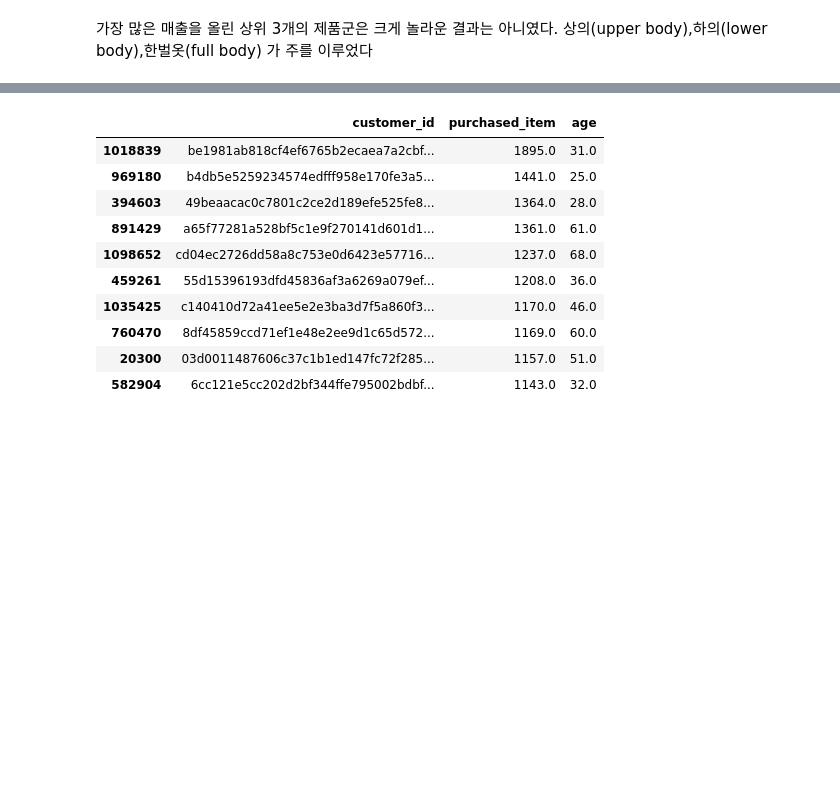
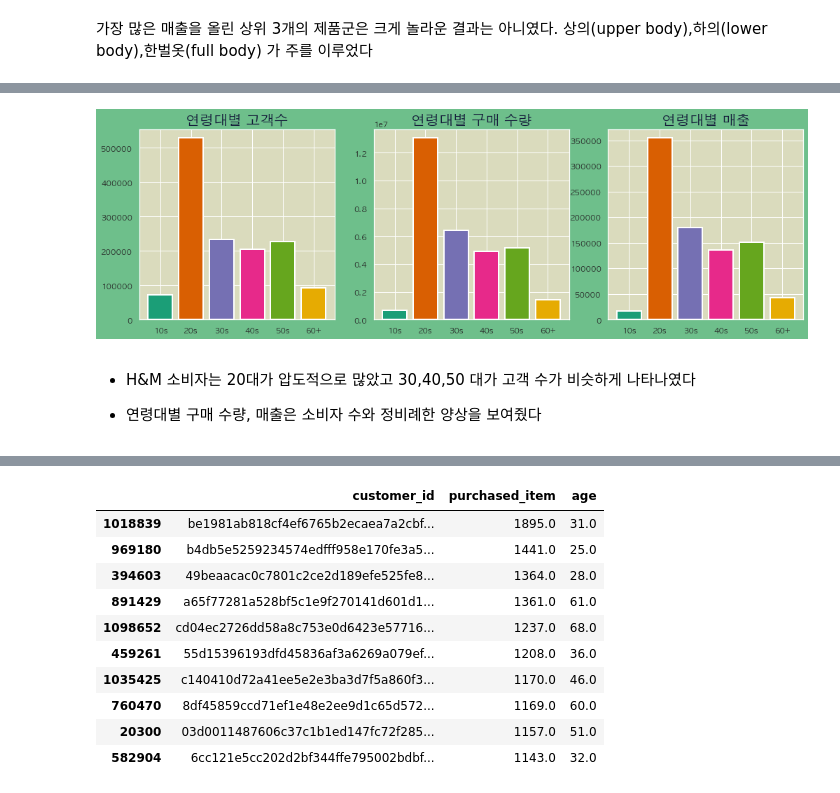
Before and after one commit to ykgoesdumb/Data_Analysis_Projects, a Jupyter notebook: h&m.ipynb, the cells around one changed output, grey strips where cells are left out. Saved outputs shown, nothing was run; the diff lists cells and outputs as text; code cells hidden in the pictures; blank space fills up the shorter version.

```diff
--- a/h&m.ipynb
+++ b/h&m.ipynb
@@ -32,6 +34,7 @@ sup_facecolor = '#6EBF8B'
 plotcolor = '#D82148'
 fontcolor = '#151D3B'
 sns.set(rc={'axes.facecolor':facecolor})
+colors = sns.color_palette('Dark2')
 # %% [markdown]
 ### 데이터 전처리
 # %%
@@ -210,3 +310,7 @@ trans_cus_merged.head()
 | 2 | 000058a12d5b43e67d225668fa1f8d618... | ACTIVE | NONE | 24.0 | 64f17e6a330a85798e4998f62d0930d14... | 0.704780 | ... |
 | 3 | 00005ca1c9ed5f5146b52ac8639a40ca9... | ACTIVE | NONE | 54.0 | 5d36574f52495e81f019b680c843c443b... | 0.060983 | ... |
 | 4 | 00006413d8573cd20ed7128e53b7b1381... | ACTIVE | Regularly | 52.0 | 25fa5ddee9aac01b35208d01736e57942... | 0.469695 | ... |
+# %%
+age_dist = trans_cus_merged.iloc[:,np.r_[:1,3,-1,-2]]
+# age_dist.head()
+print("최연소 고객은 ", age_dist['age'].min()," 세이고,\n최고령 고객은 ", age_dist['age'].max(), " 세 입니다")
@@ -212,0 +320,6 @@ trans_cus_merged.head()
+# %%
+age_ranges = [10, 19, 29, 39, 49, 59, np.inf]
+age_labels= ['10s', '20s', '30s', '40s', '50s', '60+']
+# Create wait_type column
+age_dist['age_group'] = pd.cut(age_dist['age'], bins = age_ranges,
+                                labels = age_labels);
@@ -212,0 +332,4 @@ trans_cus_merged.head()
+# %%
+age_grouped = age_dist.groupby('age_group').agg({'customer_id': 'count', 'purchased_item' : 'sum', 'purchased_amt': 'sum'}).reset_index()
+age_grouped.rename(columns = {'customer_id': 'total_customer'}, inplace = True)
+age_grouped
@@ -212,0 +344,20 @@ trans_cus_merged.head()
+# %%
+fig, ax = plt.subplots(1, 3, facecolor= sup_facecolor , squeeze = False)
+fig.set_size_inches(17,5)
+
+ax[0, 0].bar(age_grouped['age_group'], age_grouped['total_customer'], color= colors, linewidth=2)
+ax[0, 0].set_title('연령대별 고객수', color = fontcolor, size = 20, fontweight = 'bold')
+
+ax[0, 1].bar(age_grouped['age_group'], age_grouped['purchased_item'], color= colors, linewidth=2)
+ax[0, 1].set_title('연령대별 구매 수량', color = fontcolor, size = 20, fontweight = 'bold')
+
+ax[0, 2].bar(age_grouped['age_group'], age_grouped['purchased_amt'], color= colors, linewidth=2)
+ax[0, 2].set_title('연령대별 매출', color = fontcolor, size = 20, fontweight = 'bold')
+
+plt.show()
+# %% [output]
+[figure, added]
+# %% [markdown]
+- H&M 소비자는 20대가 압도적으로 많았고 30,40,50 대가 고객 수가 비슷하게 나타나였다
+
+- 연령대별 구매 수량, 매출은 소비자 수와 정비례한 양상을 보여줬다
```
Also changed, not shown: parts of 49 cells of this notebook.
